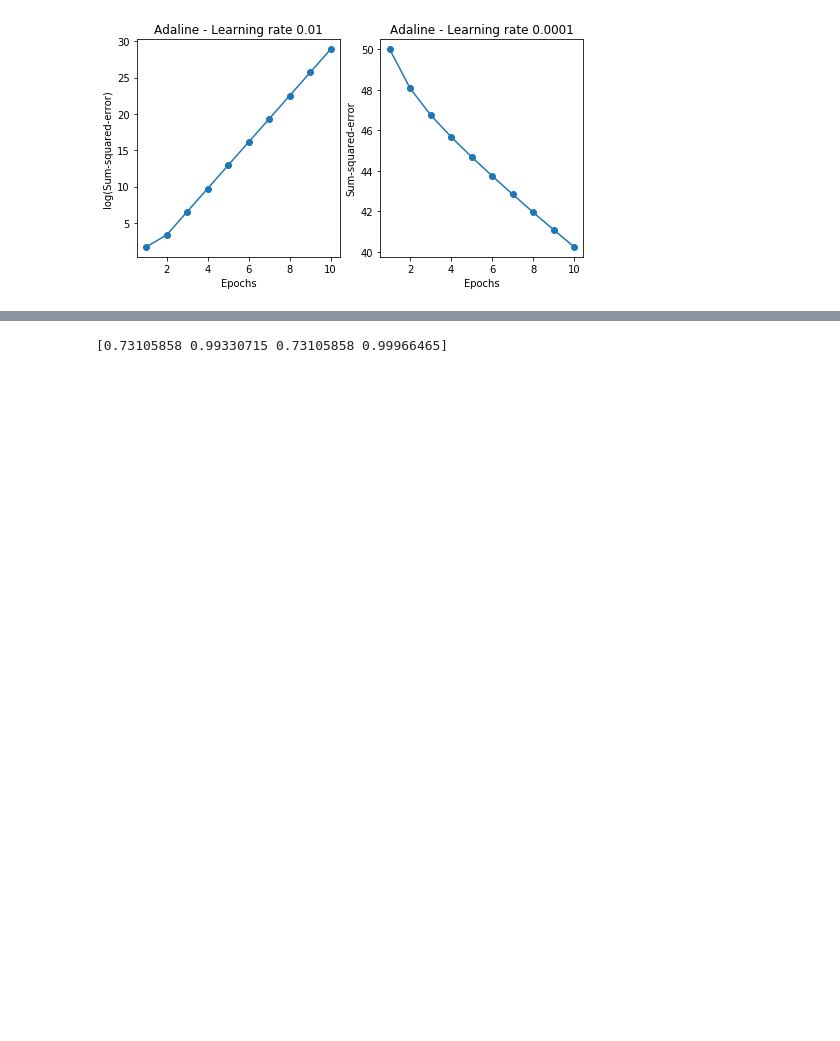
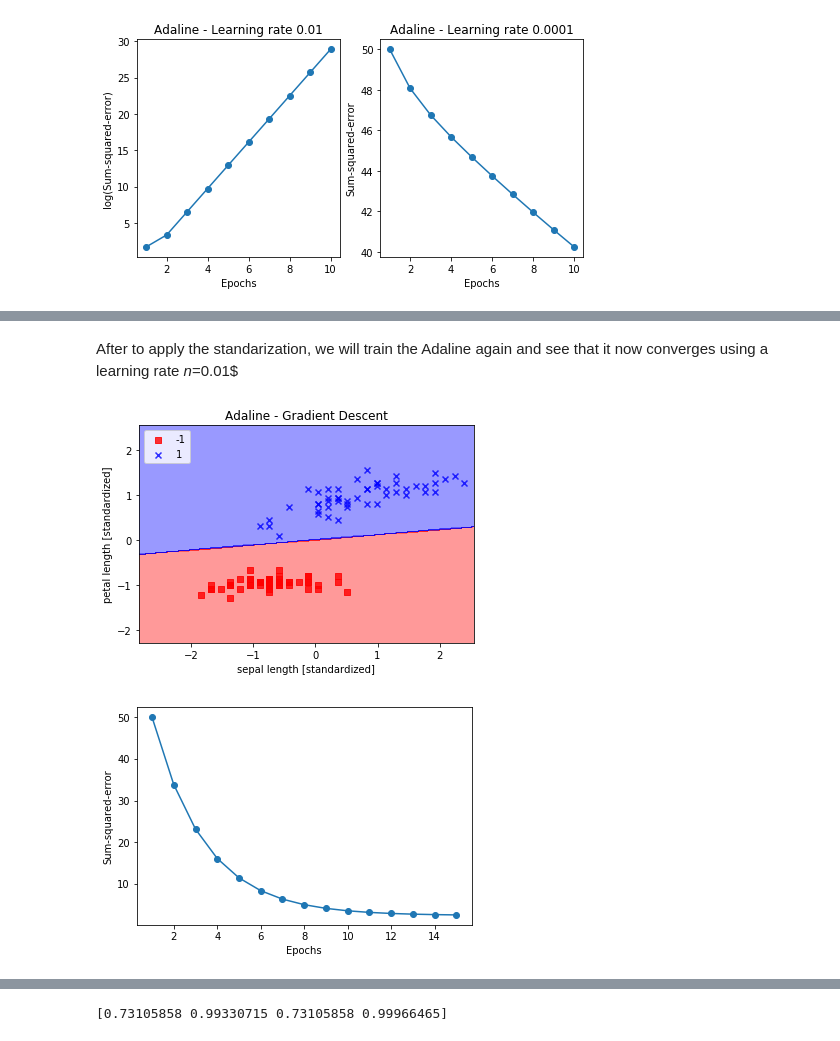
Before and after one commit to vinalyan/Data-Science, a Jupyter notebook: Machine_learning/Neural Networks/Neural Network.ipynb, the cells around one changed output, grey strips where cells are left out. Saved outputs shown, nothing was run; the diff lists cells and outputs as text; code cells hidden in the pictures; blank space fills up the shorter version.

```diff
--- a/Machine_learning/Neural Networks/Neural Network.ipynb
+++ b/Machine_learning/Neural Networks/Neural Network.ipynb
@@ -517,3 +554,21 @@ From the last example we can see the problem to use a learning rate that is too
+# %% [markdown]
+After to apply the standarization, we will train the Adaline again and see that it now converges using a learning rate _n_=0.01$
+# %%
+ada = AdalineGD(n_iter=15, eta=0.01)
+ada.fit(X_std, y)
+plot_decision_regions(X_std, y, classifier=ada)
+plt.title('Adaline - Gradient Descent')
+plt.xlabel('sepal length [standardized]')
+plt.ylabel('petal length [standardized]')
+plt.legend(loc='upper left')
+plt.show()
+plt.plot(range(1, len(ada.cost_) + 1), ada.cost_, marker='o')
+plt.xlabel('Epochs')
+plt.ylabel('Sum-squared-error')
+plt.show()
+# %% [output]
+[figure, added]
+[figure, added]
 # %% [markdown]
 ## Sigmoid, Tanh, and ReLU
 
```
Also changed, not shown: parts of 7 cells of this notebook.
